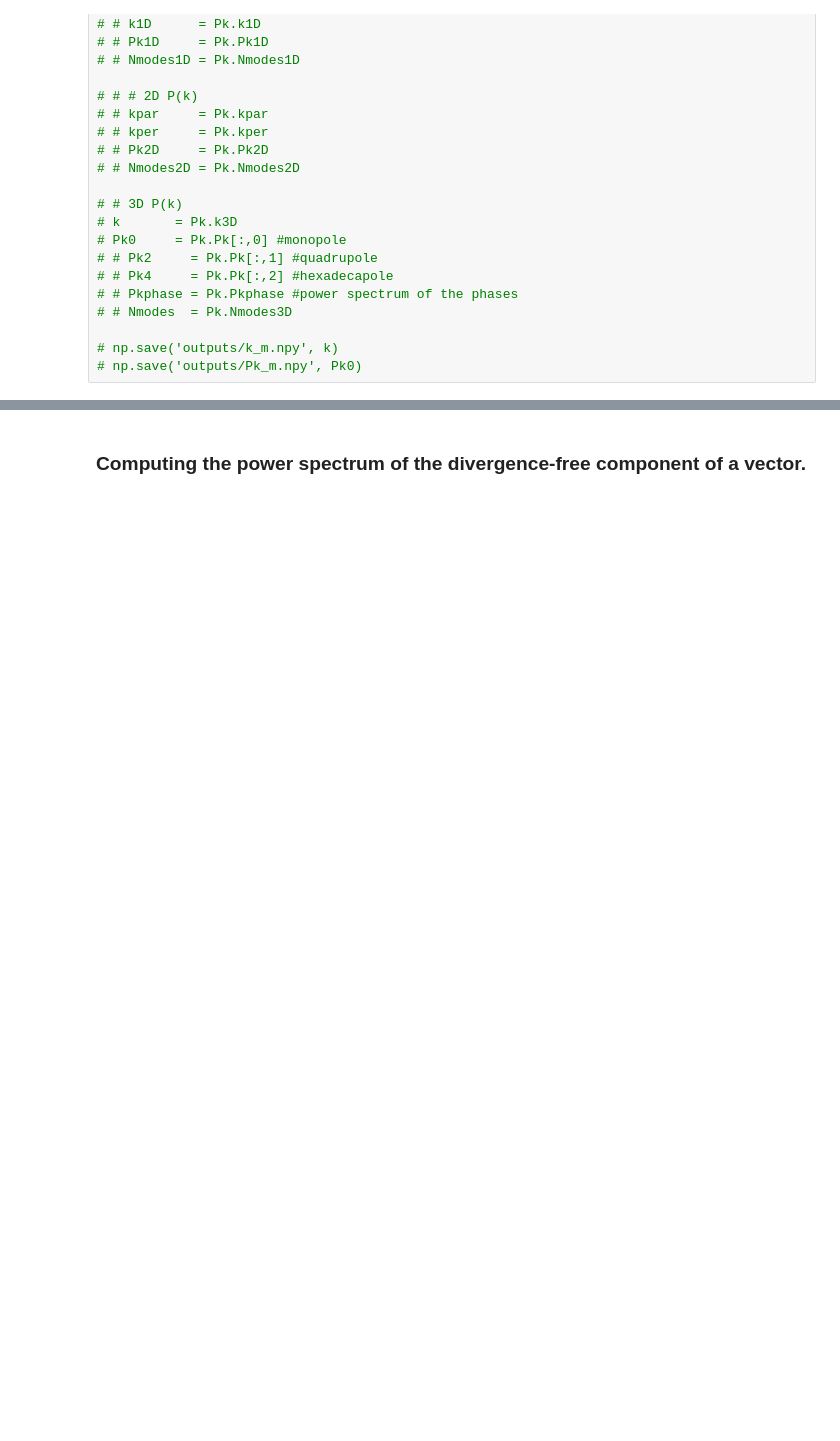
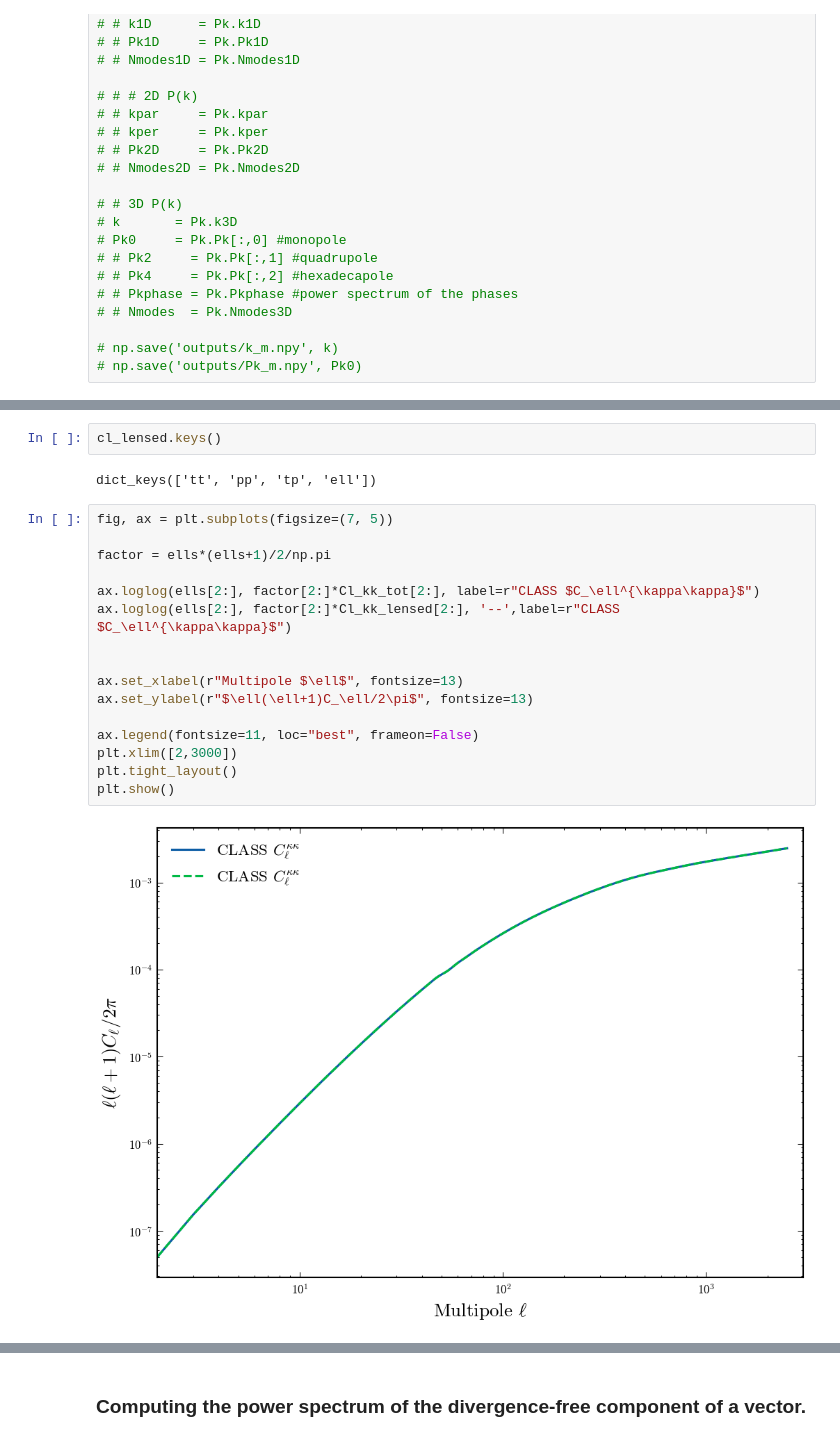
Before and after one commit to vPedreros/gravitomagnetic, a Jupyter notebook: gravitomagnetic.ipynb, the cells around one changed output, grey strips where cells are left out. Drawn from its saved outputs; the diff is of its cells as text; blank space fills up the shorter version.

```diff
--- a/gravitomagnetic.ipynb
+++ b/gravitomagnetic.ipynb
@@ -529,3 +427,25 @@ Cl_kk = 0.25 * ells**2 * (ells + 1)**2 * Cl_pp  # convergence spectrum
+# %%
+cl_lensed.keys()
+# %% [output]
+dict_keys(['tt', 'pp', 'tp', 'ell'])
+# %%
+fig, ax = plt.subplots(figsize=(7, 5))
+
+factor = ells*(ells+1)/2/np.pi
+
+ax.loglog(ells[2:], factor[2:]*Cl_kk_tot[2:], label=r"CLASS $C_\ell^{\kappa\kappa}$")
+ax.loglog(ells[2:], factor[2:]*Cl_kk_lensed[2:], '--',label=r"CLASS $C_\ell^{\kappa\kappa}$")
+
+
+ax.set_xlabel(r"Multipole $\ell$", fontsize=13)
+ax.set_ylabel(r"$\ell(\ell+1)C_\ell/2\pi$", fontsize=13)
+
+ax.legend(fontsize=11, loc="best", frameon=False)
+plt.xlim([2,3000])
+plt.tight_layout()
+plt.show()
+# %% [output]
+[figure, added]
 # %%
 ### Interpolating power spectra:
 
```
Also changed, not shown: parts of 45 cells of this notebook, 2 other files.
